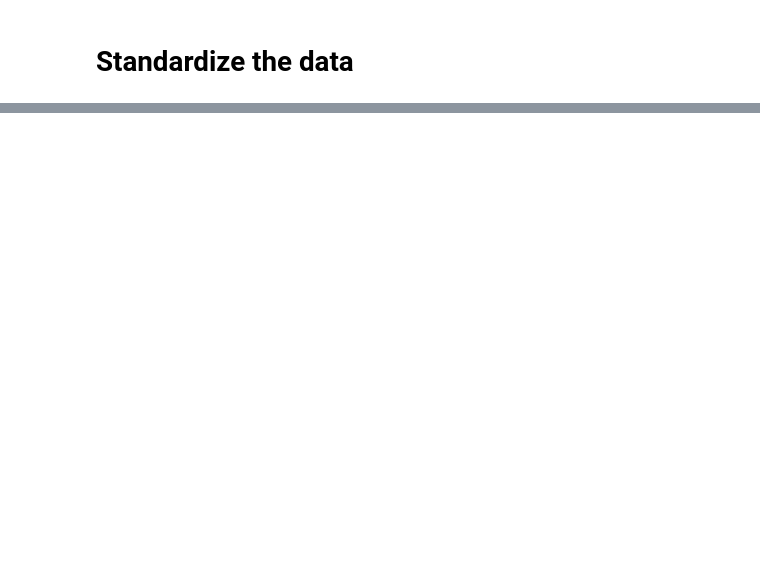
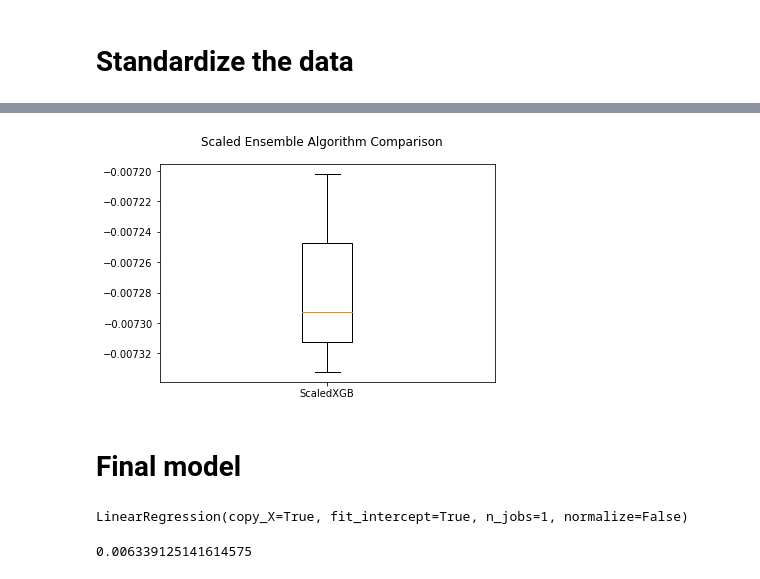
Before and after one commit to Moribund7/kghm_forecasting, a Jupyter notebook: notebooks/Prediction.ipynb, the cells around one changed output, grey strips where cells are left out. Cells and saved outputs as stored; diff of their text form; code cells hidden in the pictures; blank space fills up the shorter version.

```diff
--- a/notebooks/Prediction.ipynb
+++ b/notebooks/Prediction.ipynb
@@ -212,0 +263,8 @@ plt.show()
+# %%
+scaler=StandardScaler().fit(X_train)
+rescaledX=scaler.transform(X_train)
+param_grid=dict(n_estimators=np.array([50,100,150,200,250,300,350,400]))
+model=GradientBoostingRegressor(random_state=seed)
+kfold=KFold(n_splits=num_folds,random_state=seed)
+grid=GridSearchCV(estimator=model,param_grid=param_grid,scoring=scoring,cv=kfold)
+grid_result=grid.fit(rescaledX,Y_train)
@@ -212,0 +282,3 @@ plt.show()
+# %%
+ensembles=[]
+ensembles.append(('ScaledXGB',Pipeline([('Scaler', StandardScaler()),('XGB',xgb.XGBRegressor())])))
@@ -212,0 +297,25 @@ plt.show()
+# %%
+fig=plt.figure()
+fig.suptitle('Scaled Ensemble Algorithm Comparison')
+ax=fig.add_subplot(111)
+plt.boxplot(results)
+ax.set_xticklabels(names)
+plt.show()
+# %% [output]
+[figure, added]
+# %% [markdown]
+# Final model
+# %%
+scaler = StandardScaler().fit(X_train)
+rescaledX= scaler.transform(X_train)
+# model= LinearRegression()
+model=xgb.XGBRegressor()
+model.fit(rescaledX,Y_train)
+# %% [output]
+LinearRegression(copy_X=True, fit_intercept=True, n_jobs=1, normalize=False)
+# %%
+rescaledTestX = scaler.transform(X_test)
+predictions = model.predict(rescaledTestX)
+print(mean_squared_error(Y_test,predictions))
+# %% [output]
+0.006339125141614575
```
Also changed, not shown: parts of 37 cells of this notebook.
